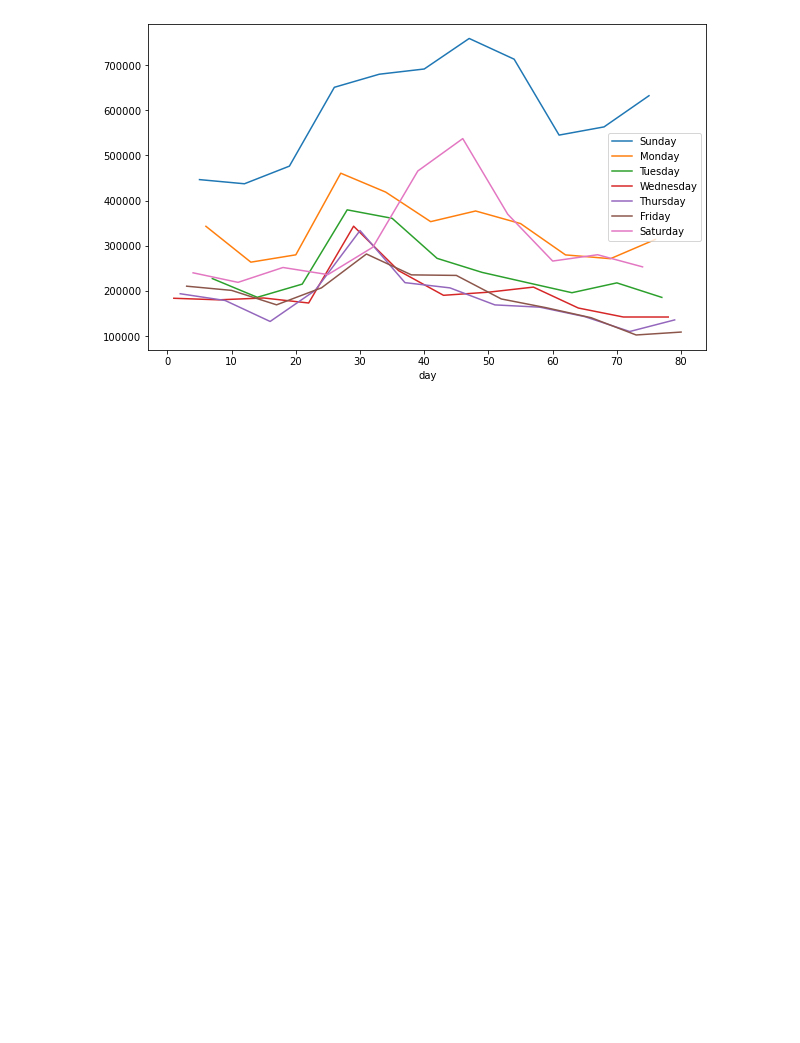
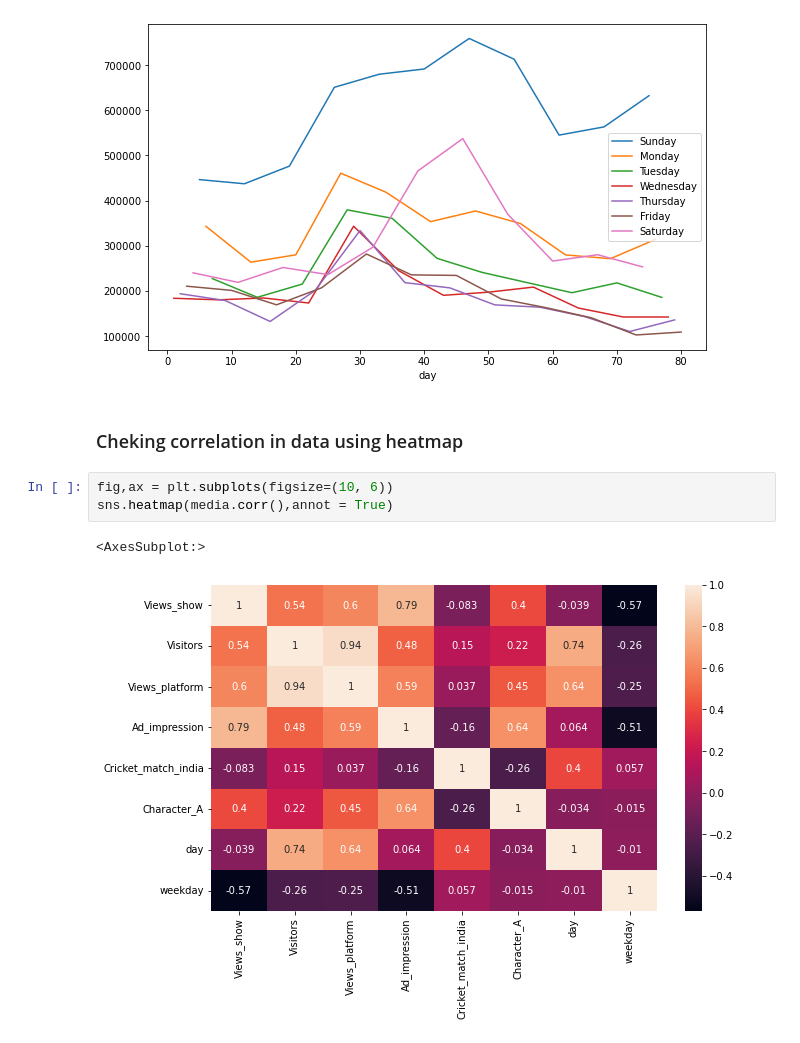
Before and after one commit to vivekkum-ar/Media-Company-Linear-Regression, a Jupyter notebook: Media-Company-Case-Study.ipynb, the cells around one changed output. Saved outputs shown, nothing was run; the diff lists cells and outputs as text; blank space fills up the shorter version.

Commit message:
Checking correlation with heatmap

```diff
--- a/Media-Company-Case-Study.ipynb
+++ b/Media-Company-Case-Study.ipynb
@@ -226,3 +226,11 @@ ax.legend(['Sunday','Monday','Tuesday','Wednesday','Thursday','Friday','Saturday
 # %% [output]
 <matplotlib.legend.Legend at 0x...>
 [figure]
+# %% [markdown]
+### Cheking correlation in data using heatmap
+# %%
+fig,ax = plt.subplots(figsize=(10, 6))
+sns.heatmap(media.corr(),annot = True)
+# %% [output]
+<AxesSubplot:>
+[figure, added]
```
